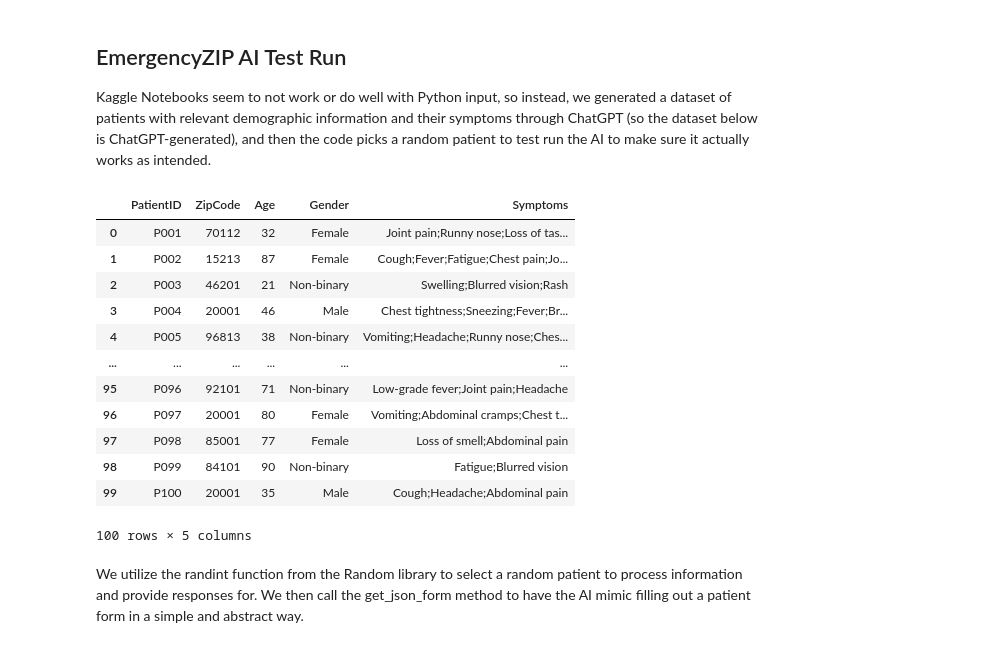
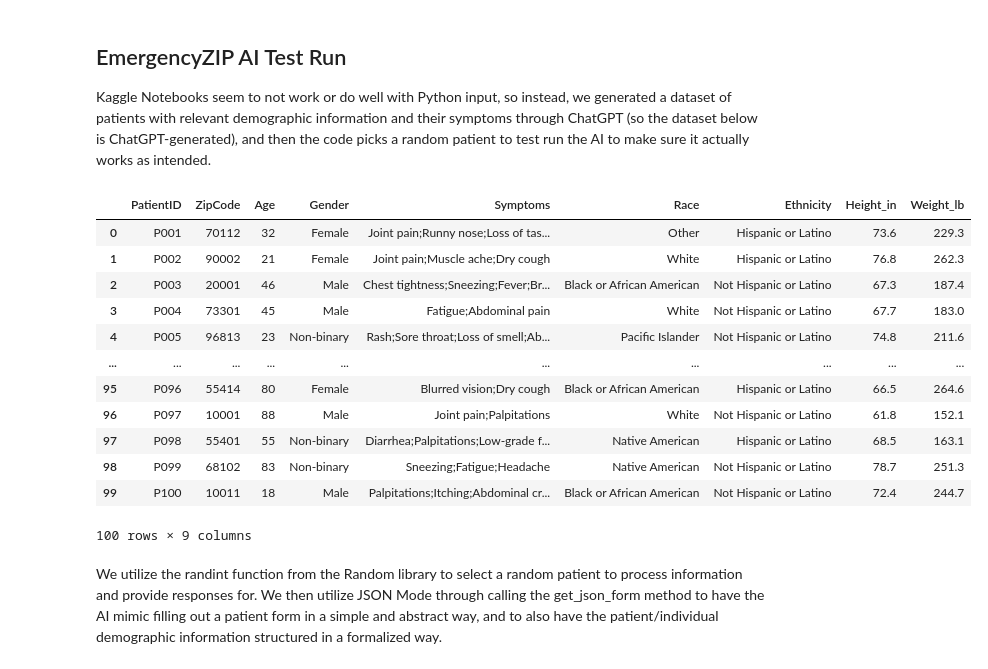
Before and after one commit to AngC1998/Gen_AI_Capstone_Project, a Jupyter notebook: gen-ai-capstone-project-emergencyai.ipynb, the cells around one changed output. Cells and saved outputs as stored; diff of their text form; code cells hidden in the pictures.

Commit message:
Kaggle Notebook | EmergencyZip AI | Version 13

```diff
--- a/gen-ai-capstone-project-emergencyai.ipynb
+++ b/gen-ai-capstone-project-emergencyai.ipynb
@@ -177,24 +181,24 @@ def grounding_func(input_prompt):
 
 Kaggle Notebooks seem to not work or do well with Python input, so instead, we generated a dataset of patients with relevant demographic information and their symptoms through ChatGPT (so the dataset below is ChatGPT-generated), and then the code picks a random patient to test run the AI to make sure it actually works as intended.
 # %%
-patient_symptom_df = pd.read_csv('/kaggle/input/patient-symptom-dataset/patient_symptom_data.csv')
+patient_symptom_df = pd.read_csv('/kaggle/input/patient-symptom-dataset/patient_symptom_data_with_demographics_imperial.csv')
 patient_symptom_df
 # %% [output]
-|  | PatientID | ZipCode | Age | Gender | Symptoms |
-| 0 | P001 | 70112 | 32 | Female | Joint pain;Runny nose;Loss of tas... |
-| 1 | P002 | 15213 | 87 | Female | Cough;Fever;Fatigue;Chest pain;Jo... |
-| 2 | P003 | 46201 | 21 | Non-binary | Swelling;Blurred vision;Rash |
-| 3 | P004 | 20001 | 46 | Male | Chest tightness;Sneezing;Fever;Br... |
-| 4 | P005 | 96813 | 38 | Non-binary | Vomiting;Headache;Runny nose;Ches... |
-| ... | ... | ... | ... | ... | ... |
-| 95 | P096 | 92101 | 71 | Non-binary | Low-grade fever;Joint pain;Headache |
-| 96 | P097 | 20001 | 80 | Female | Vomiting;Abdominal cramps;Chest t... |
-| 97 | P098 | 85001 | 77 | Female | Loss of smell;Abdominal pain |
-| 98 | P099 | 84101 | 90 | Non-binary | Fatigue;Blurred vision |
-| 99 | P100 | 20001 | 35 | Male | Cough;Headache;Abdominal pain |
+|  | PatientID | ZipCode | Age | Gender | Symptoms | Race | Ethnicity | Height_in | Weight_lb |
+| 0 | P001 | 70112 | 32 | Female | Joint pain;Runny nose;Loss of tas... | Other | Hispanic or Latino | 73.6 | 229.3 |
+| 1 | P002 | 90002 | 21 | Female | Joint pain;Muscle ache;Dry cough | White | Hispanic or Latino | 76.8 | 262.3 |
+| 2 | P003 | 20001 | 46 | Male | Chest tightness;Sneezing;Fever;Br... | Black or African American | Not Hispanic or Latino | 67.3 | 187.4 |
+| 3 | P004 | 73301 | 45 | Male | Fatigue;Abdominal pain | White | Not Hispanic or Latino | 67.7 | 183.0 |
+| 4 | P005 | 96813 | 23 | Non-binary | Rash;Sore throat;Loss of smell;Ab... | Pacific Islander | Not Hispanic or Latino | 74.8 | 211.6 |
+| ... | ... | ... | ... | ... | ... | ... | ... | ... | ... |
+| 95 | P096 | 55414 | 80 | Female | Blurred vision;Dry cough | Black or African American | Hispanic or Latino | 66.5 | 264.6 |
+| 96 | P097 | 10001 | 88 | Male | Joint pain;Palpitations | White | Not Hispanic or Latino | 61.8 | 152.1 |
+| 97 | P098 | 55401 | 55 | Non-binary | Diarrhea;Palpitations;Low-grade f... | Native American | Hispanic or Latino | 68.5 | 163.1 |
+| 98 | P099 | 68102 | 83 | Non-binary | Sneezing;Fatigue;Headache | Native American | Not Hispanic or Latino | 78.7 | 251.3 |
+| 99 | P100 | 10011 | 18 | Male | Palpitations;Itching;Abdominal cr... | Black or African American | Not Hispanic or Latino | 72.4 | 244.7 |
-100 rows × 5 columns
+100 rows × 9 columns
 # %% [markdown]
-We utilize the randint function from the Random library to select a random patient to process information and provide responses for. We then call the get_json_form method to have the AI mimic filling out a patient form in a simple and abstract way.
+We utilize the randint function from the Random library to select a random patient to process information and provide responses for. We then utilize JSON Mode through calling the get_json_form method to have the AI mimic filling out a patient form in a simple and abstract way, and to also have the patient/individual demographic information structured in a formalized way.
 # %%
 patient_index = random.randint(0, 99)
 patient_json_form = get_json_form(patient_symptom_df.iloc[patient_index])
```
Also changed, not shown: parts of 14 cells of this notebook.
